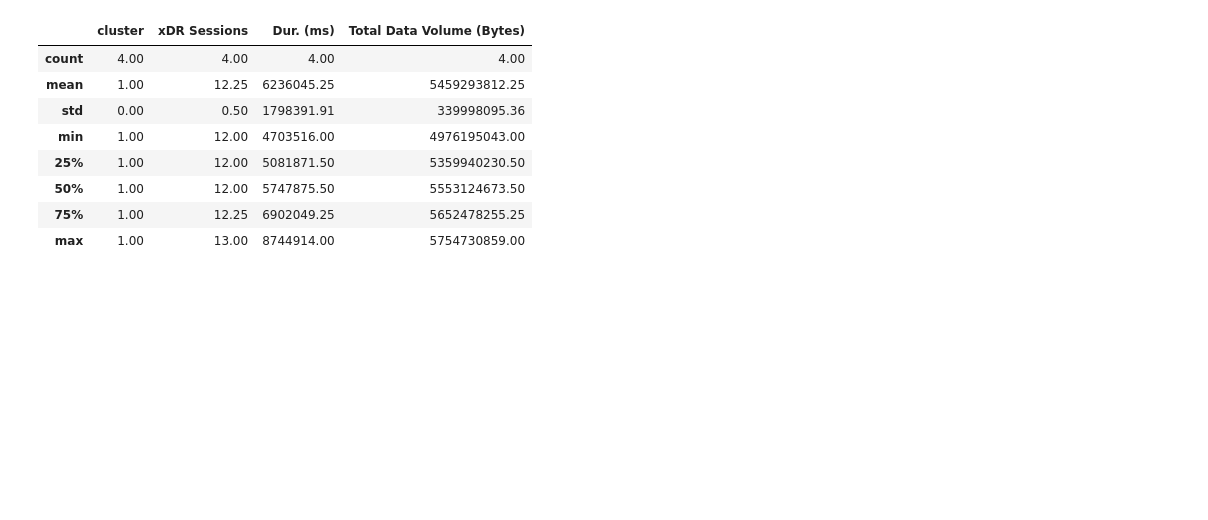
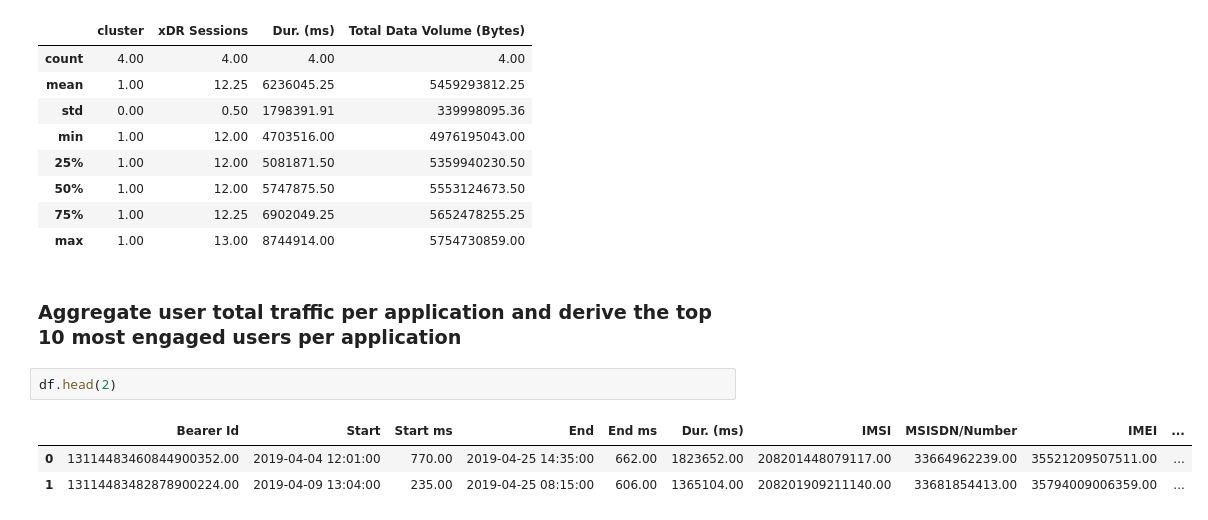
Before and after one commit to Samrawit02/Telecommunication-Data-Analysis, a Jupyter notebook: notebooks/ User Engagement analysis.ipynb, the cells around one changed output. Drawn from its saved outputs; the diff is of its cells as text; blank space fills up the shorter version.

```diff
--- a/notebooks/ User Engagement analysis.ipynb
+++ b/notebooks/ User Engagement analysis.ipynb
@@ -348,3 +348,11 @@ cluster0[['cluster','xDR Sessions', 'Dur. (ms)', 'Total Data Volume (Bytes)']].d
 | 50% | 1.00 | 12.00 | 5747875.50 | 5553124673.50 |
 | 75% | 1.00 | 12.25 | 6902049.25 | 5652478255.25 |
 | max | 1.00 | 13.00 | 8744914.00 | 5754730859.00 |
+# %% [markdown]
+### Aggregate user total traffic per application and derive the top 10 most engaged users per application
+# %%
+df.head(2)
+# %% [output]
+|  | Bearer Id | Start | Start ms | End | End ms | Dur. (ms) | IMSI | MSISDN/Number | IMEI | ... |
+| 0 | 13114483460844900352.00 | 2019-04-04 12:01:00 | 770.00 | 2019-04-25 14:35:00 | 662.00 | 1823652.00 | 208201448079117.00 | 33664962239.00 | 35521209507511.00 | ... |
+| 1 | 13114483482878900224.00 | 2019-04-09 13:04:00 | 235.00 | 2019-04-25 08:15:00 | 606.00 | 1365104.00 | 208201909211140.00 | 33681854413.00 | 35794009006359.00 | ... |
```
Also changed, not shown: parts of 2 cells of this notebook.
